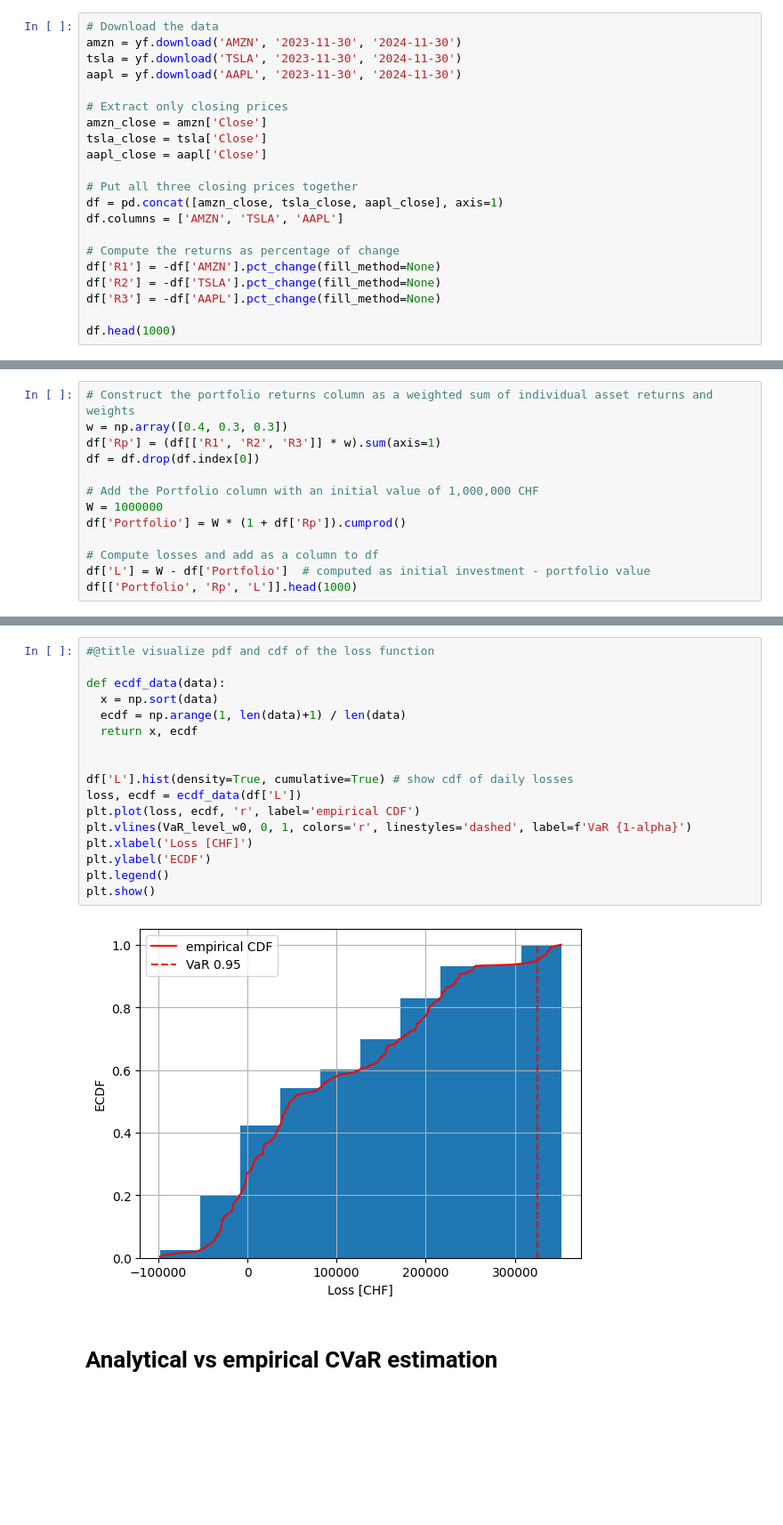
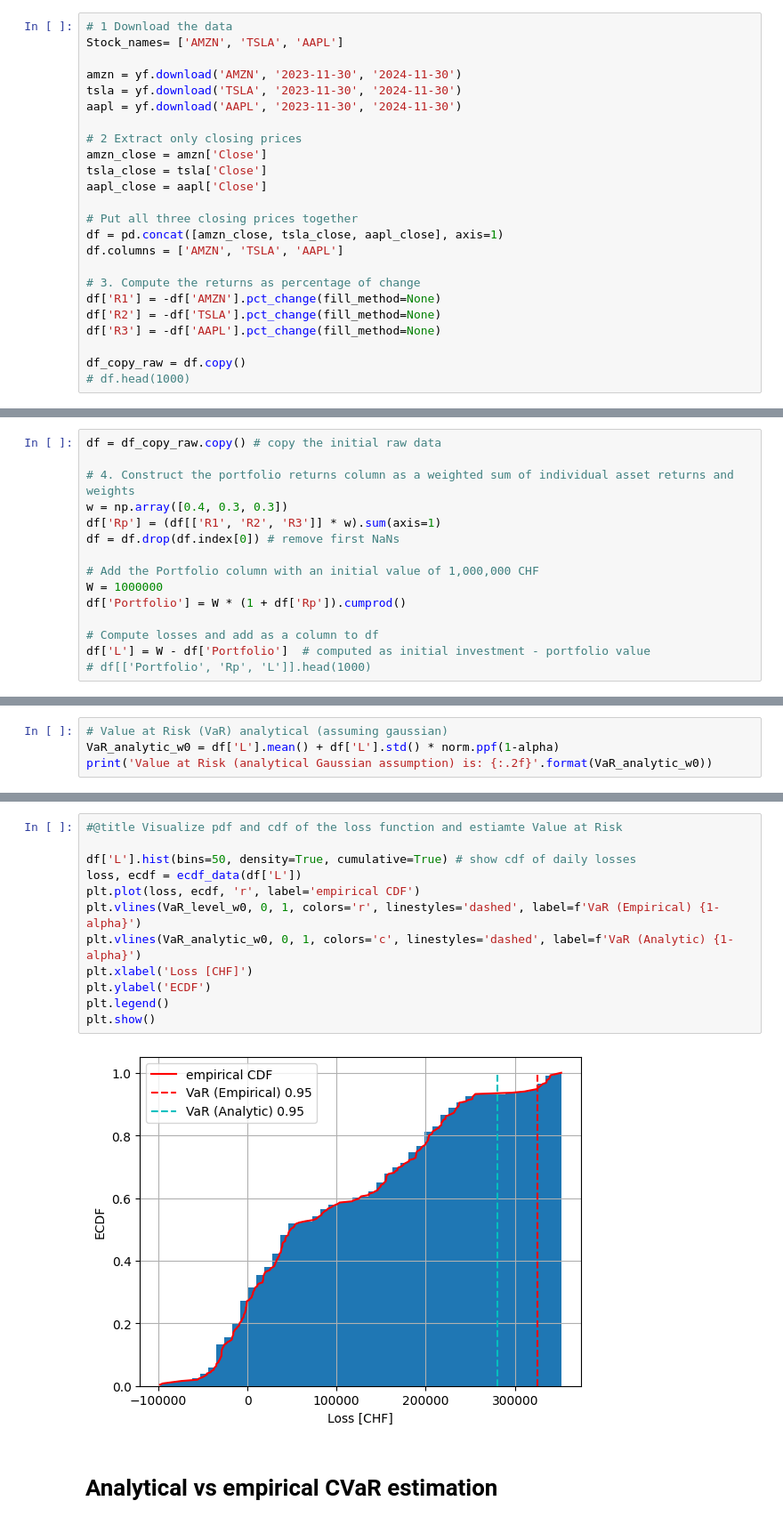
Before and after one commit to supsi-dacd-isaac/TeachDecisionMakingUncertainty, a Jupyter notebook: L06/CVaR_portfolio_optim_example.ipynb, the cells around one changed output, grey strips where cells are left out. Shown at 89% size. Saved outputs shown, nothing was run; the diff lists cells and outputs as text; blank space fills up the shorter version.

```diff
--- a/L06/CVaR_portfolio_optim_example.ipynb
+++ b/L06/CVaR_portfolio_optim_example.ipynb
@@ -48,10 +73,12 @@ import matplotlib.pyplot as plt
 # %%
-# Download the data
+# 1 Download the data
+Stock_names= ['AMZN', 'TSLA', 'AAPL']
+
 amzn = yf.download('AMZN', '2023-11-30', '2024-11-30')
 tsla = yf.download('TSLA', '2023-11-30', '2024-11-30')
 aapl = yf.download('AAPL', '2023-11-30', '2024-11-30')
 
-# Extract only closing prices
+# 2 Extract only closing prices
 amzn_close = amzn['Close']
 tsla_close = tsla['Close']
 aapl_close = aapl['Close']
@@ -60,9 +87,10 @@ aapl_close = aapl['Close']
 df = pd.concat([amzn_close, tsla_close, aapl_close], axis=1)
 df.columns = ['AMZN', 'TSLA', 'AAPL']
 
-# Compute the returns as percentage of change
+# 3. Compute the returns as percentage of change
 df['R1'] = -df['AMZN'].pct_change(fill_method=None)
 df['R2'] = -df['TSLA'].pct_change(fill_method=None)
 df['R3'] = -df['AAPL'].pct_change(fill_method=None)
 
-df.head(1000)
+df_copy_raw = df.copy()
+# df.head(1000)
@@ -87,8 +97,10 @@ df.head(1000)
 # %%
-# Construct the portfolio returns column as a weighted sum of individual asset returns and weights
+df = df_copy_raw.copy() # copy the initial raw data
+
+# 4. Construct the portfolio returns column as a weighted sum of individual asset returns and weights
 w = np.array([0.4, 0.3, 0.3])
 df['Rp'] = (df[['R1', 'R2', 'R3']] * w).sum(axis=1)
-df = df.drop(df.index[0])
+df = df.drop(df.index[0]) # remove first NaNs
 
 # Add the Portfolio column with an initial value of 1,000,000 CHF
 W = 1000000
@@ -96,4 +108,4 @@ df['Portfolio'] = W * (1 + df['Rp']).cumprod()
 
 # Compute losses and add as a column to df
 df['L'] = W - df['Portfolio']  # computed as initial investment - portfolio value
-df[['Portfolio', 'Rp', 'L']].head(1000)
+# df[['Portfolio', 'Rp', 'L']].head(1000)
@@ -121,0 +120,4 @@ Value at Risk at confidence/probab level 0.95 is: 325.54 kCHF
+# %%
+# Value at Risk (VaR) analytical (assuming gaussian)
+VaR_analytic_w0 = df['L'].mean() + df['L'].std() * norm.ppf(1-alpha)
+print('Value at Risk (analytical Gaussian assumption) is: {:.2f}'.format(VaR_analytic_w0))
@@ -122,22 +146,17 @@ Value at Risk at confidence/probab level 0.95 is: 325.54 kCHF
 # %%
-#@title visualize pdf and cdf of the loss function
+#@title Visualize pdf and cdf of the loss function and estiamte Value at Risk
 
-def ecdf_data(data):
-  x = np.sort(data)
-  ecdf = np.arange(1, len(data)+1) / len(data)
-  return x, ecdf
-
-
-df['L'].hist(density=True, cumulative=True) # show cdf of daily losses
+df['L'].hist(bins=50, density=True, cumulative=True) # show cdf of daily losses
 loss, ecdf = ecdf_data(df['L'])
 plt.plot(loss, ecdf, 'r', label='empirical CDF')
-plt.vlines(VaR_level_w0, 0, 1, colors='r', linestyles='dashed', label=f'VaR {1-alpha}')
+plt.vlines(VaR_level_w0, 0, 1, colors='r', linestyles='dashed', label=f'VaR (Empirical) {1-alpha}')
+plt.vlines(VaR_analytic_w0, 0, 1, colors='c', linestyles='dashed', label=f'VaR (Analytic) {1-alpha}')
 plt.xlabel('Loss [CHF]')
 plt.ylabel('ECDF')
 plt.legend()
 plt.show()
 # %% [output]
-[figure, old version]
+[figure, new version]
 # %% [markdown]
 # Analytical vs empirical CVaR estimation
 # %%
```
Also changed, not shown: parts of 21 cells of this notebook.
